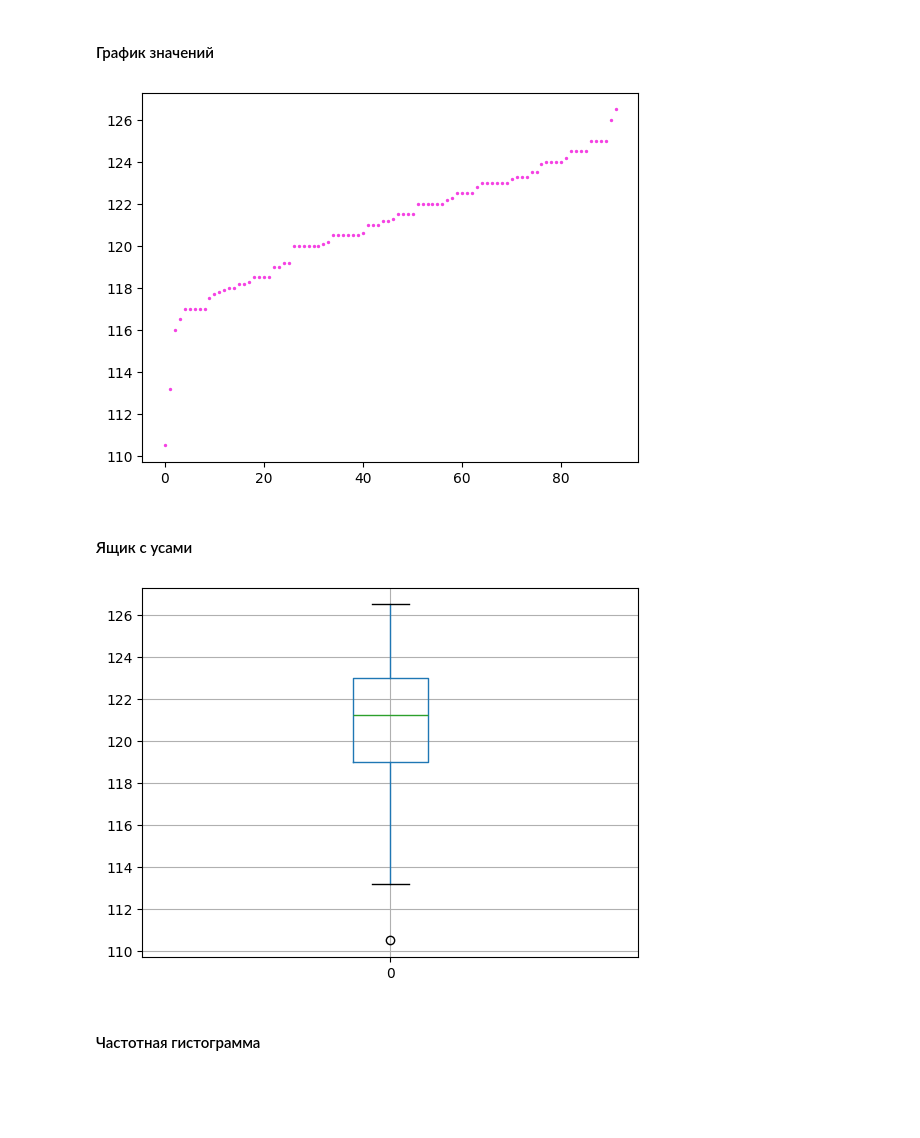
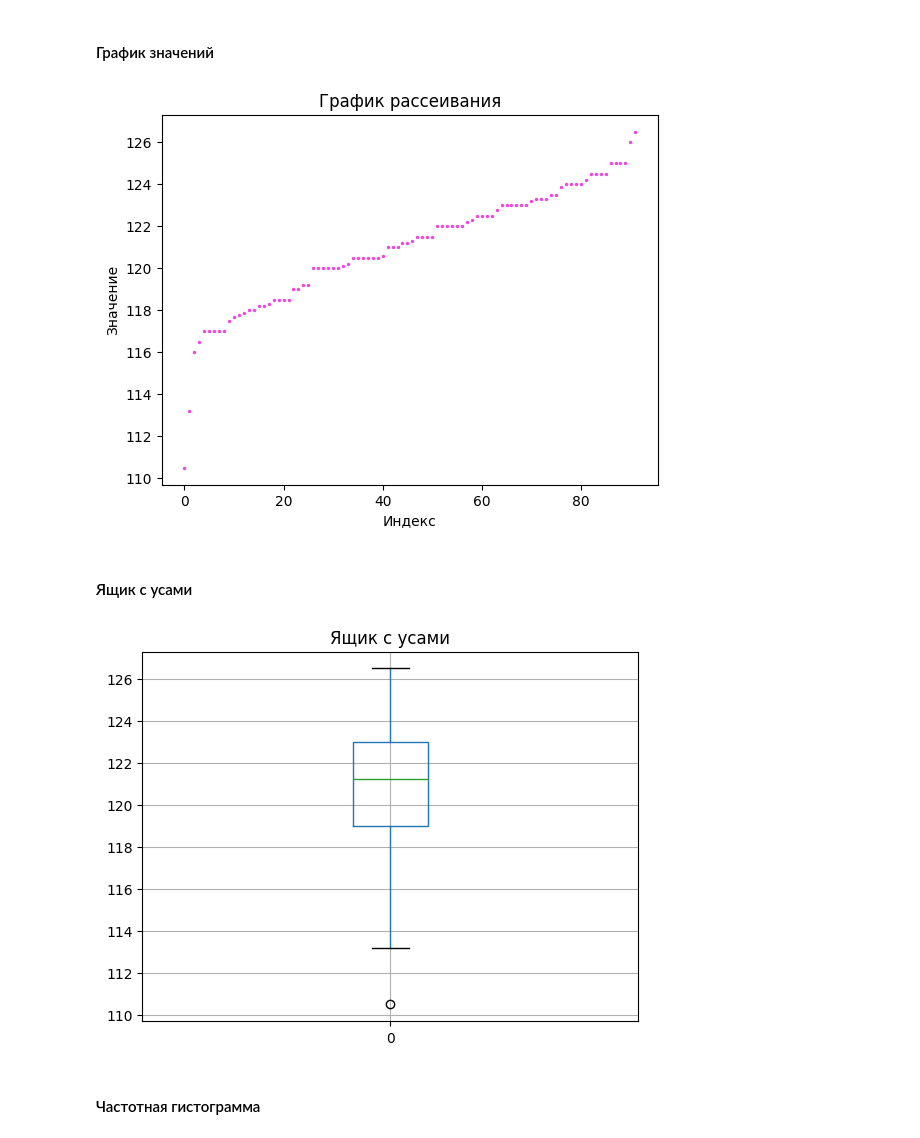
Before and after one commit to akhmetovKamil/MathStatisticLabs, a Jupyter notebook: FirstLab.ipynb, the cells around one changed output. Drawn from its saved outputs; the diff is of its cells as text; code cells hidden in the pictures; blank space fills up the shorter version.

```diff
--- a/FirstLab.ipynb
+++ b/FirstLab.ipynb
@@ -58,13 +58,12 @@ packageResults['interquartileLatitude'] = np.percentile(sortedData, 75) - np.per
 #### Вычисляем данные для построения гистограмм
 # %%
 barData = {}
-barData['intervalsCount'] = int(results['selectionLength']/10)
-barData['step'] = results['selectionRange']/(barData['intervalsCount'])
-barData['intervals'] = np.arange(results['minElement'] + barData['step']/2, results['maxElement'] - barData['step']/2, barData['step'])
+barData['intervalsCount'] = results['selectionLength']//10
+barData['step'] = results['selectionRange']/(barData['intervalsCount']-1)
+barData['intervals'] = np.arange(results['minElement']-barData['step']/2, results['maxElement']+barData['step']/2+0.01, barData['step'])
 barData['frequency'], _ = np.histogram(sortedData, bins=barData['intervals'])
 barData['relativeFrequency'] = barData['frequency'] / results['selectionLength']
 barData['weights'] = barData['relativeFrequency'] / barData['step']
-results['barData'] = barData
 # %% [markdown]
 #### Выводим числовые данные
 # %%
@@ -82,15 +81,19 @@ print(f'Первая квартиль - {results["firstQuartile"]}, Третья
 # %% [markdown]
 #### График значений
 # %%
-plt.scatter([i for i in range(int(results['selectionLength']))],sortedData, 2, "#f542e3");
+plt.scatter([i for i in range(int(results['selectionLength']))],sortedData, 2,color="#f542e3")
+plt.title("График рассеивания")
+plt.ylabel("Значение")
+plt.xlabel("Индекс");
 # %% [output]
-[figure, old version]
+[figure, new version]
 # %% [markdown]
 #### Ящик с усами
 # %%
-frame.boxplot();
+frame.boxplot()
+plt.title("Ящик с усами");
 # %% [output]
-[figure, old version]
+[figure, new version]
 # %% [markdown]
 #### Частотная гистограмма
 # %%
```
Also changed, not shown: parts of 5 cells of this notebook.
